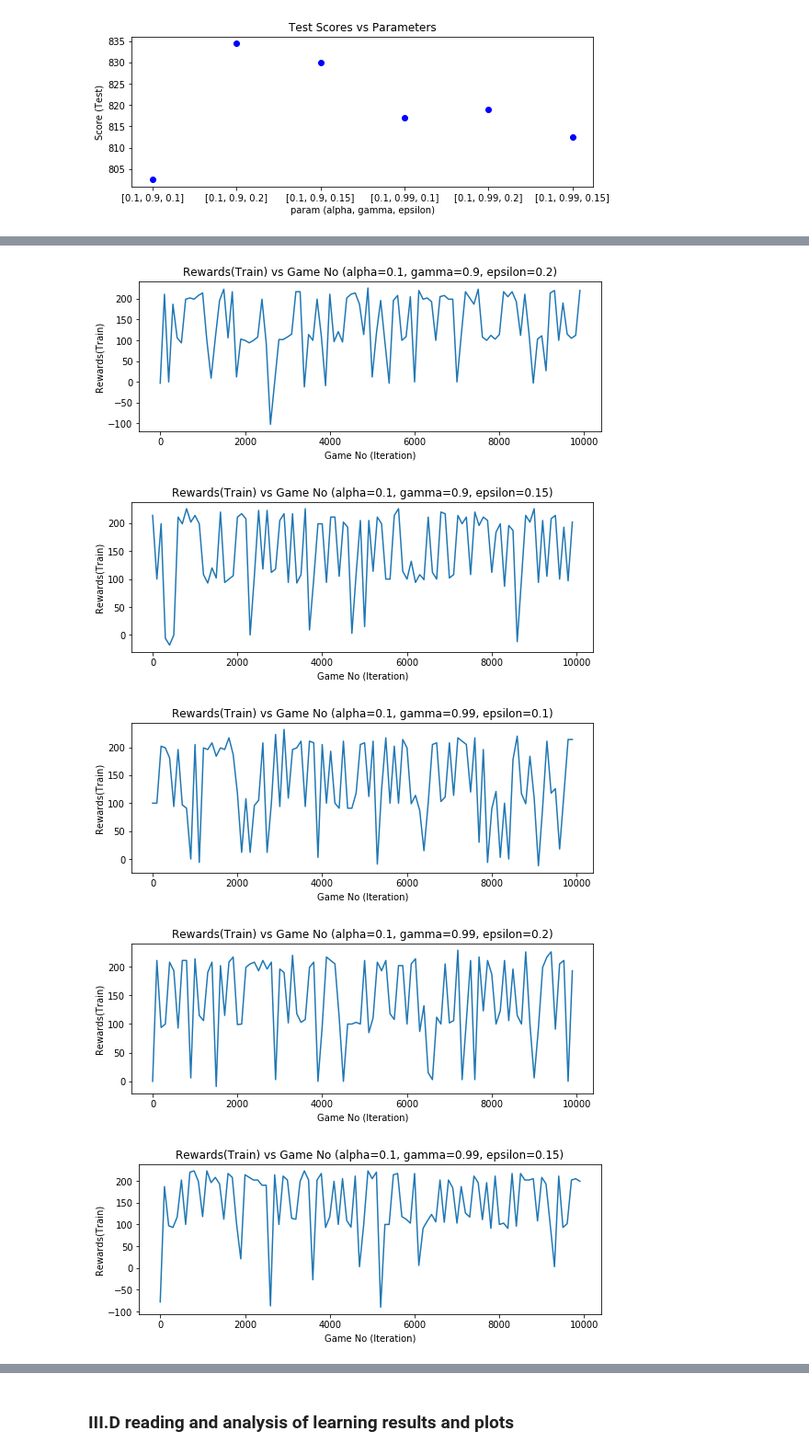
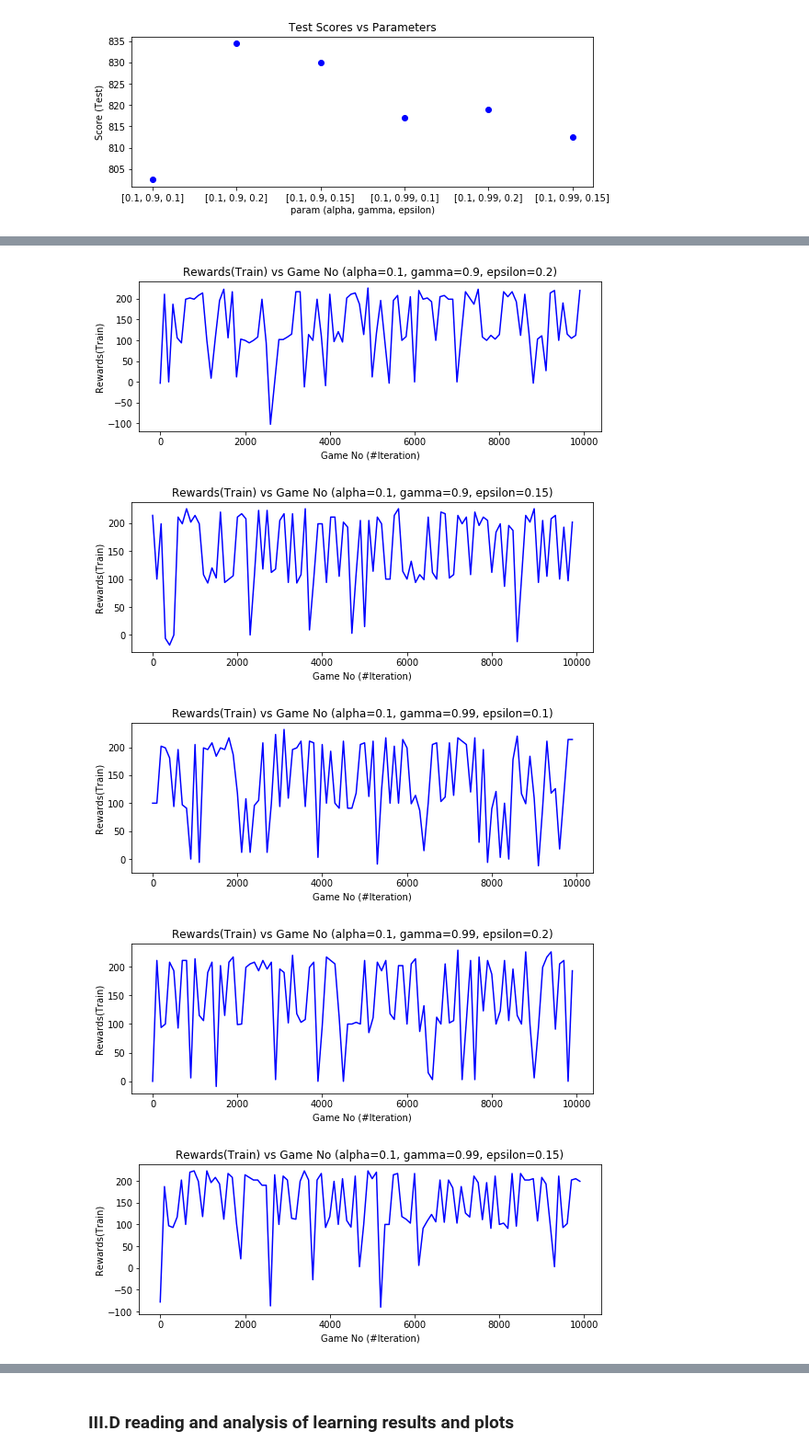
Before and after one commit to hasanjawad001/ML_ReinforcementLearning_Game_Rummy, a Jupyter notebook: assignment_4.ipynb, the cells around one changed output, grey strips where cells are left out. Shown at 92% size. Cells and saved outputs as stored; diff of their text form; code cells hidden in the pictures.

```diff
--- a/assignment_4.ipynb
+++ b/assignment_4.ipynb
@@ -921,8 +921,8 @@ for elem in param_score_agent_rewards_steps_list:
     l= list(range(10000))
     x= l[0:10000:100]
     y = rewards[0:10000:100]
-    plt.plot( x, y, '-'   )
+    plt.plot( x, y, '-b'   )
     plt.ylabel('Rewards(Train)')
-    plt.xlabel('Game No (Iteration)')
+    plt.xlabel('Game No (#Iteration)')
     plt.title( str('Rewards(Train) vs Game No (alpha=%s, gamma=%s, epsilon=%s)'%(param[0], param[1], param[2]) ) )
 # %% [output]
@@ -930,8 +930,8 @@ for elem in param_score_agent_rewards_steps_list:
-[figure, old version]
+[figure, new version]
-[figure, old version]
+[figure, new version]
-[figure, old version]
+[figure, new version]
-[figure, old version]
+[figure, new version]
-[figure, old version]
+[figure, new version]
 # %%
 for elem in param_score_agent_rewards_steps_list:
     fig = plt.figure(figsize=(9,3))
```
Also changed, not shown: parts of 2 cells of this notebook.
